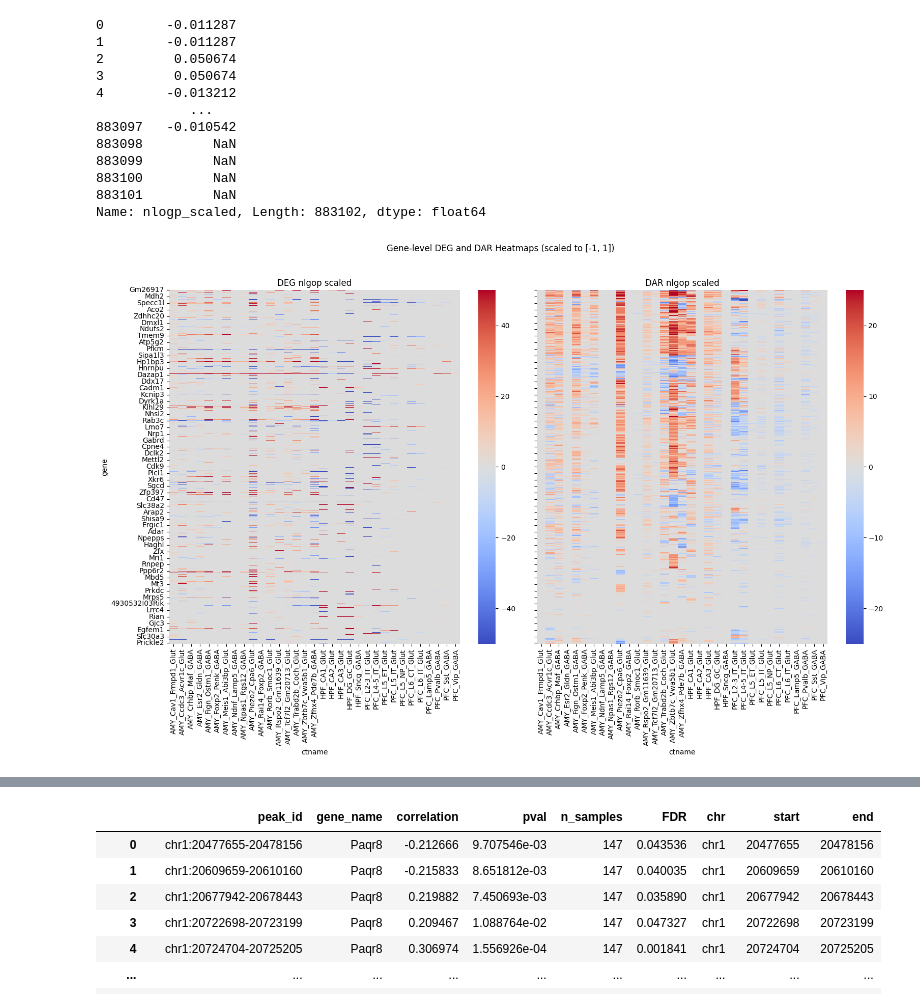
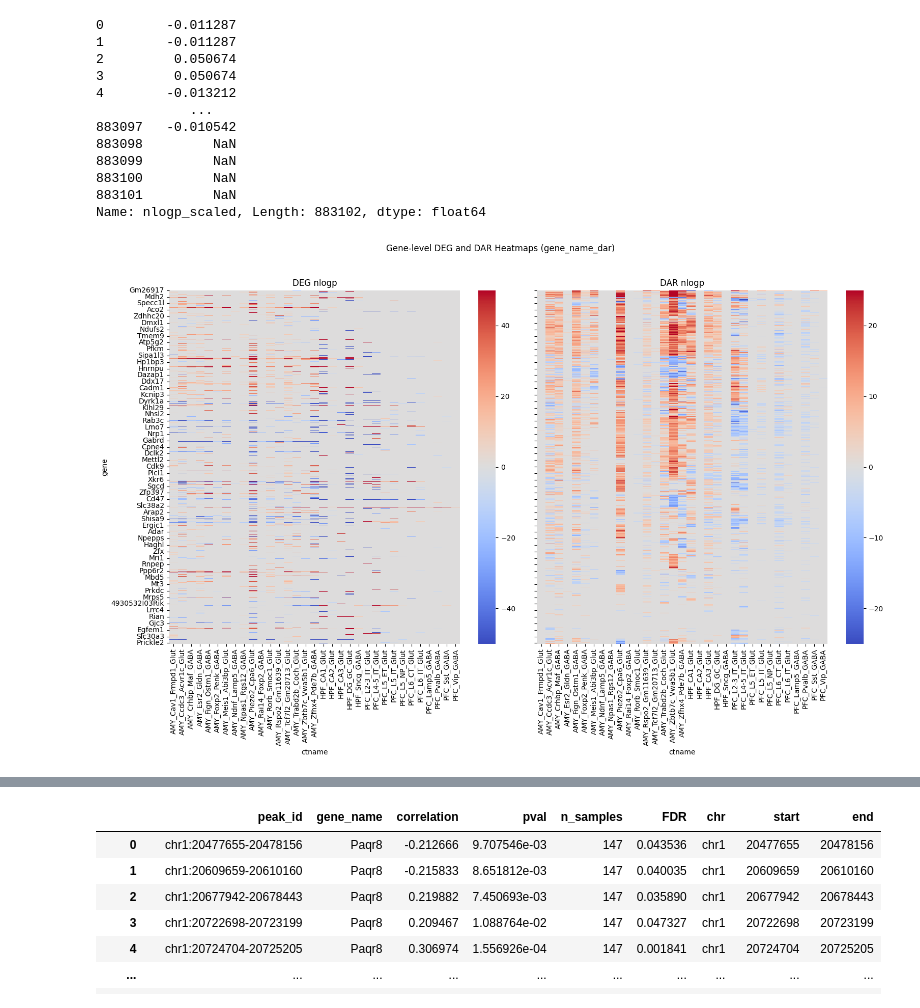
Before and after one commit to juychen/scmmd, a Jupyter notebook: 15peak_gene_link.ipynb, the cells around one changed output, grey strips where cells are left out. Drawn from its saved outputs; the diff is of its cells as text; code cells hidden in the pictures.

```diff
--- a/15peak_gene_link.ipynb
+++ b/15peak_gene_link.ipynb
@@ -142,43 +258,9 @@ Name: nlogp_scaled, Length: 883102, dtype: float64
 # %%
-deg_gene_matrix = df_deg_CU3RM.pivot_table(index='targetgene', columns='ctname', values='nlogp', aggfunc='median', fill_value=0)
-dar_gene_matrix = df_dar_merge[np.abs(df_dar_merge.coef)>0.01].pivot_table(index='gene_name_dar', columns='ctname', values='nlogp', aggfunc='median', fill_value=0)
-
-shared_genes = deg_gene_matrix.index.intersection(dar_gene_matrix.index)
-shared_ctnames = deg_gene_matrix.columns.intersection(dar_gene_matrix.columns)
-shared_ctnames = shared_ctnames[shared_ctnames.str.contains('GABA|Glut', na=False)]
-
-deg_gene_matrix = deg_gene_matrix.loc[shared_genes, shared_ctnames]
-dar_gene_matrix = dar_gene_matrix.loc[shared_genes, shared_ctnames]
-
-col_order = sorted(shared_ctnames)
-
-deg_gene_matrix = deg_gene_matrix.loc[:, col_order]
-dar_gene_matrix = dar_gene_matrix.loc[:, col_order]
-
-deg_gene_matrix = deg_gene_matrix.replace([np.inf, -np.inf], np.nan).fillna(0)
-dar_gene_matrix = dar_gene_matrix.replace([np.inf, -np.inf], np.nan).fillna(0)
-
-deg_cluster = sns.clustermap(dar_gene_matrix, cmap='coolwarm', center=0, vmin=-1, vmax=1, row_cluster=True, col_cluster=False, figsize=(6, min(10, len(shared_genes) * 0.12)))
-row_order = deg_gene_matrix.index[deg_cluster.dendrogram_row.reordered_ind]
-plt.close(deg_cluster.fig)
-
-deg_gene_matrix = deg_gene_matrix.loc[row_order]
-dar_gene_matrix = dar_gene_matrix.loc[row_order]
-
-fig, axes = plt.subplots(1, 2, figsize=(16, min(10, len(row_order) * 0.12)), sharey=True)
-sns.heatmap(deg_gene_matrix, cmap='coolwarm', center=0, ax=axes[0],vmin=-50,vmax=50, cbar=True)
-sns.heatmap(dar_gene_matrix, cmap='coolwarm', center=0, ax=axes[1],vmin=-25,vmax=25, cbar=True)
-axes[0].set_title('DEG nlgop scaled')
-axes[1].set_title('DAR nlgop scaled')
-axes[0].set_xlabel('ctname')
-axes[1].set_xlabel('ctname')
-axes[0].set_ylabel('gene')
-axes[1].set_ylabel('')
-axes[0].set_xticks(np.arange(len(col_order)) + 0.5)
-axes[1].set_xticks(np.arange(len(col_order)) + 0.5)
-axes[0].set_xticklabels(col_order, rotation=90)
-axes[1].set_xticklabels(col_order, rotation=90)
-plt.suptitle('Gene-level DEG and DAR Heatmaps (scaled to [-1, 1])', y=1.02)
-plt.tight_layout()
+plot_deg_dar_heatmap(
+    df_deg=df_deg_CU3RM,
+    df_dar=df_dar_merge,
+    dar_index_col='gene_name_dar',
+    title='Gene-level DEG and DAR Heatmaps (gene_name_dar)',
+)
 # %% [output]
-[figure, old version]
+[figure, new version]
```
Also changed, not shown: parts of 7 cells of this notebook, 3 other files.
